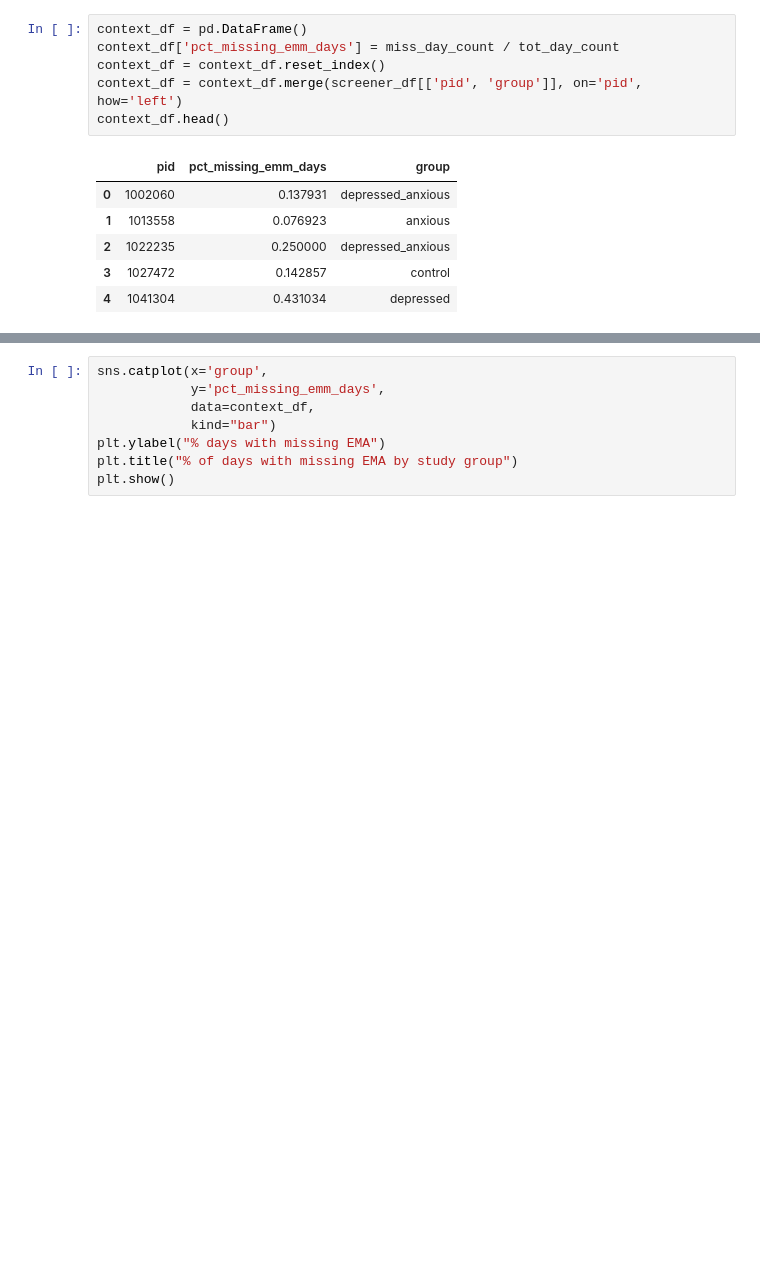
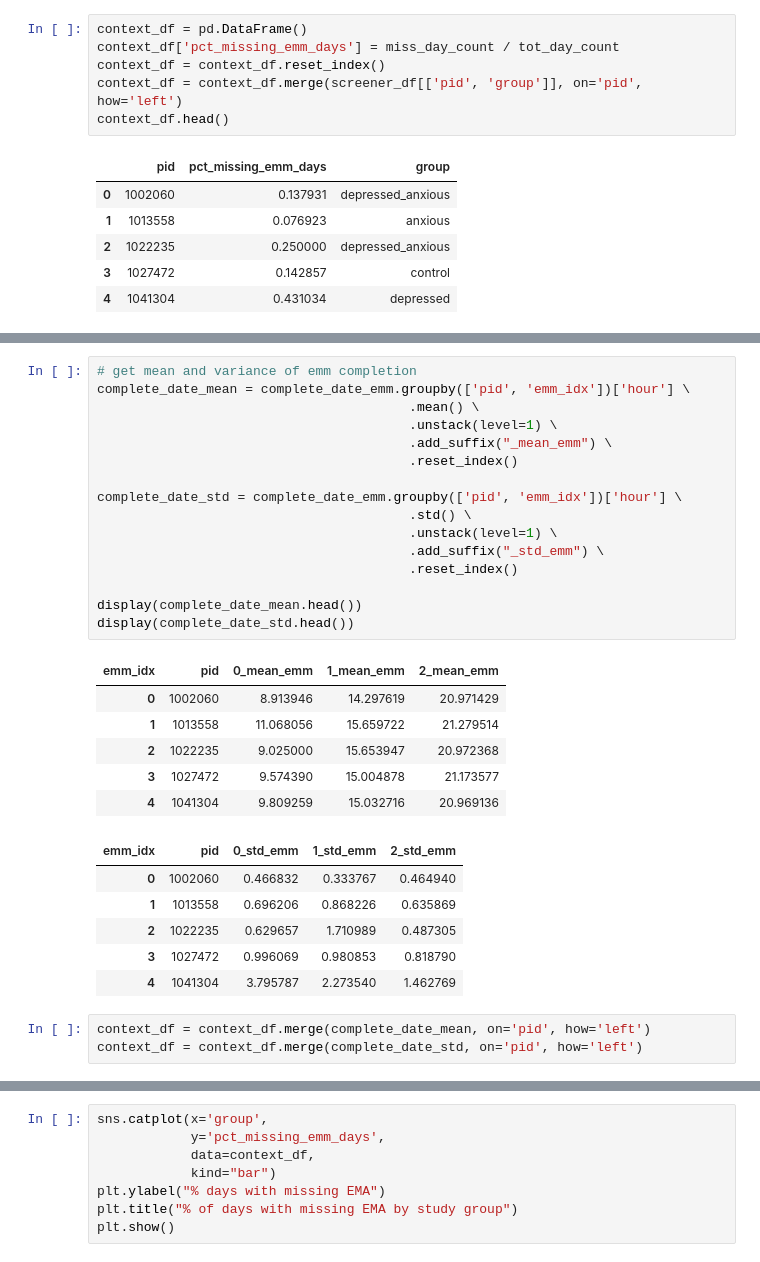
Before and after one commit to tliu526/lifesense, a Jupyter notebook: ema_context.ipynb, the cells around one changed output, grey strips where cells are left out. Saved outputs shown, nothing was run; the diff lists cells and outputs as text; blank space fills up the shorter version.

```diff
--- a/ema_context.ipynb
+++ b/ema_context.ipynb
@@ -293,0 +329,32 @@ context_df.head()
+# %%
+# get mean and variance of emm completion
+complete_date_mean = complete_date_emm.groupby(['pid', 'emm_idx'])['hour'] \
+                                        .mean() \
+                                        .unstack(level=1) \
+                                        .add_suffix("_mean_emm") \
+                                        .reset_index()
+
+complete_date_std = complete_date_emm.groupby(['pid', 'emm_idx'])['hour'] \
+                                        .std() \
+                                        .unstack(level=1) \
+                                        .add_suffix("_std_emm") \
+                                        .reset_index()
+
+display(complete_date_mean.head())
+display(complete_date_std.head())
+# %% [output]
+| emm_idx | pid | 0_mean_emm | 1_mean_emm | 2_mean_emm |
+| 0 | 1002060 | 8.913946 | 14.297619 | 20.971429 |
+| 1 | 1013558 | 11.068056 | 15.659722 | 21.279514 |
+| 2 | 1022235 | 9.025000 | 15.653947 | 20.972368 |
+| 3 | 1027472 | 9.574390 | 15.004878 | 21.173577 |
+| 4 | 1041304 | 9.809259 | 15.032716 | 20.969136 |
+| emm_idx | pid | 0_std_emm | 1_std_emm | 2_std_emm |
+| 0 | 1002060 | 0.466832 | 0.333767 | 0.464940 |
+| 1 | 1013558 | 0.696206 | 0.868226 | 0.635869 |
+| 2 | 1022235 | 0.629657 | 1.710989 | 0.487305 |
+| 3 | 1027472 | 0.996069 | 0.980853 | 0.818790 |
+| 4 | 1041304 | 3.795787 | 2.273540 | 1.462769 |
+# %%
+context_df = context_df.merge(complete_date_mean, on='pid', how='left')
+context_df = context_df.merge(complete_date_std, on='pid', how='left')
```
Also changed, not shown: parts of 18 cells of this notebook, 1 other file.
